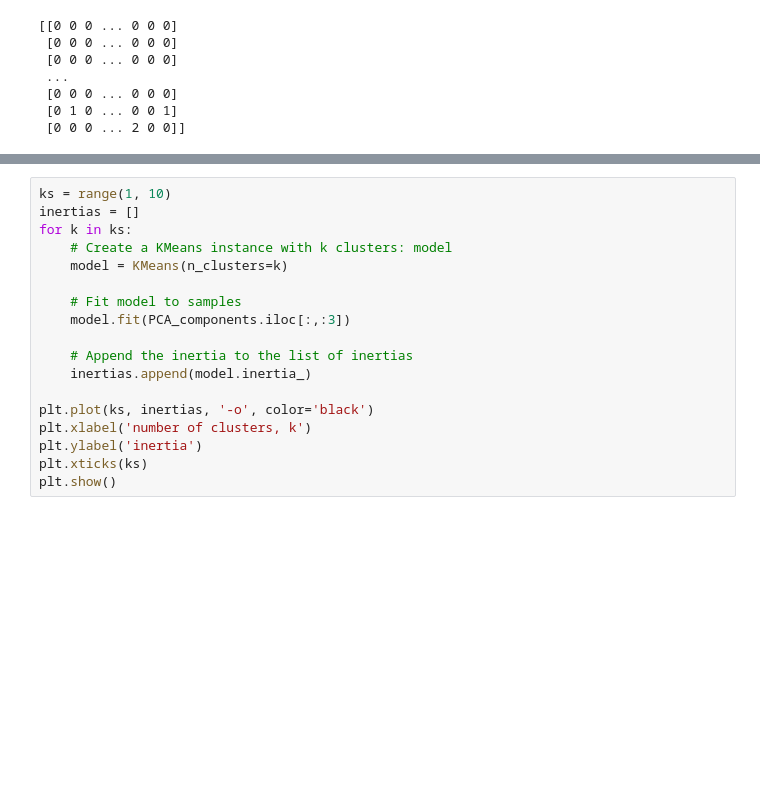
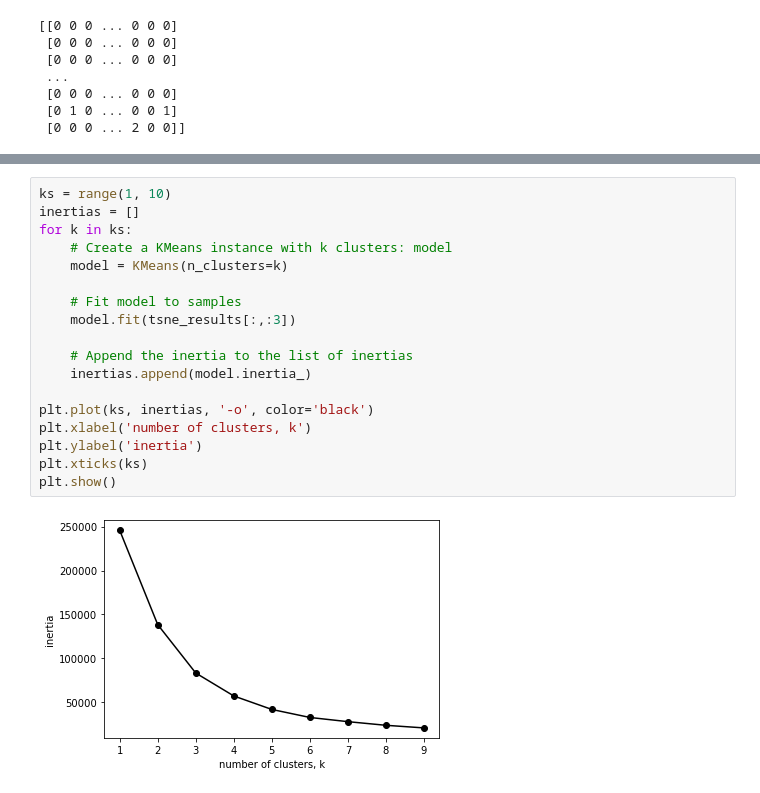
Before and after one commit to gerardburgues/TripAdvisorPrediction, a Jupyter notebook: NLP_Tripadvisor.ipynb, the cells around one changed output, grey strips where cells are left out. Drawn from its saved outputs; the diff is of its cells as text; blank space fills up the shorter version.

```diff
--- a/NLP_Tripadvisor.ipynb
+++ b/NLP_Tripadvisor.ipynb
@@ -343,18 +397,20 @@ tsne_results = tsne.fit_transform(X)
 # %%
 ks = range(1, 10)
 inertias = []
 for k in ks:
     # Create a KMeans instance with k clusters: model
     model = KMeans(n_clusters=k)
 
     # Fit model to samples
-    model.fit(PCA_components.iloc[:,:3])
+    model.fit(tsne_results[:,:3])
 
     # Append the inertia to the list of inertias
     inertias.append(model.inertia_)
 
 plt.plot(ks, inertias, '-o', color='black')
 plt.xlabel('number of clusters, k')
 plt.ylabel('inertia')
 plt.xticks(ks)
 plt.show()
+# %% [output]
+[figure, added]
```
Also changed, not shown: parts of 14 cells of this notebook, 5 other files.
